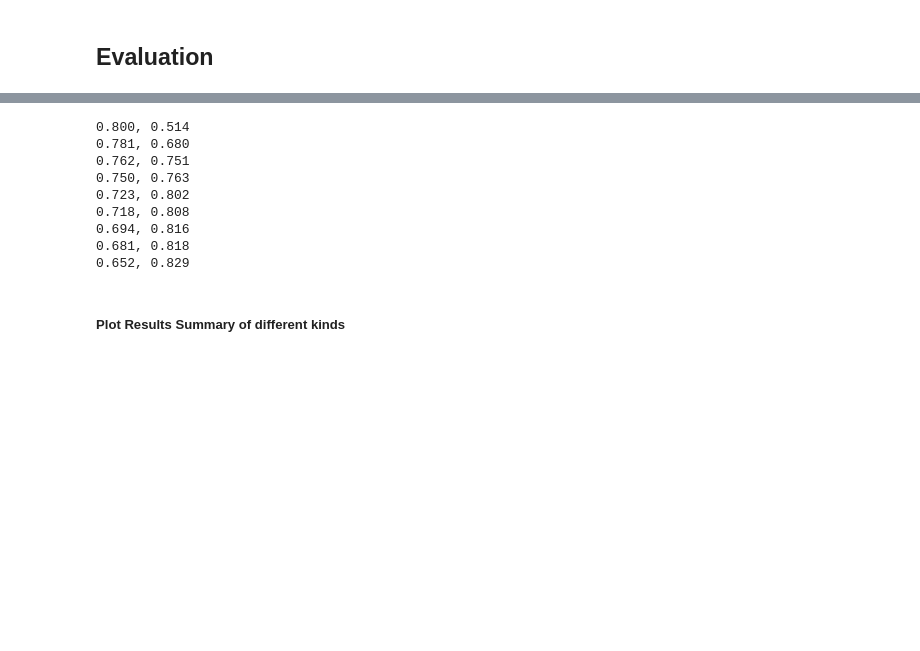
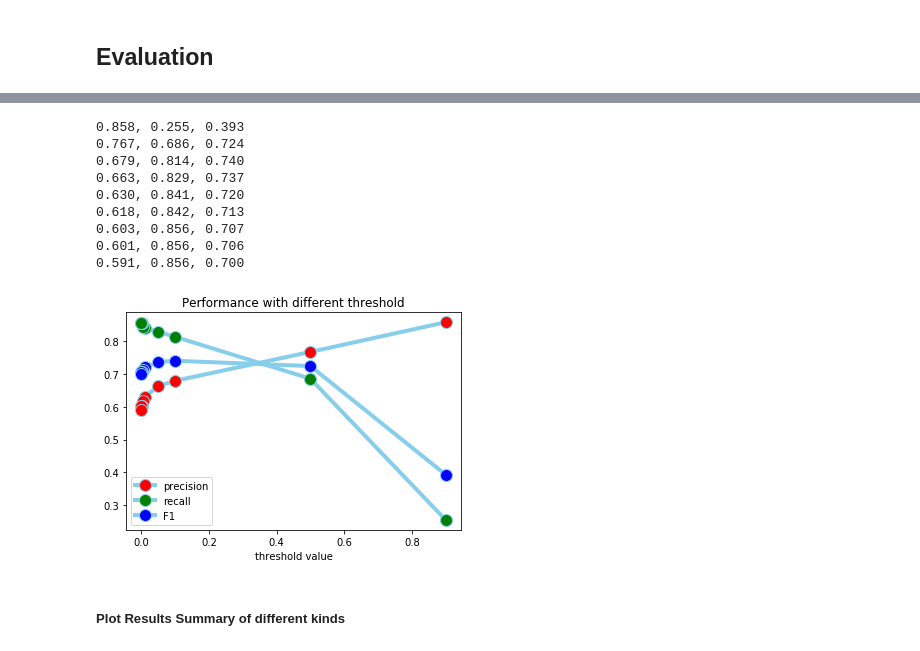
Before and after one commit to uw-cmg/Multitype-Defect-Detection, a Jupyter notebook: ThreeTypes/Test3Types.ipynb, the cells around one changed output, grey strips where cells are left out. Cells and saved outputs as stored; diff of their text form; code cells hidden in the pictures; blank space fills up the shorter version.

```diff
--- a/ThreeTypes/Test3Types.ipynb
+++ b/ThreeTypes/Test3Types.ipynb
@@ -179,38 +172,33 @@ for valItem in threshodVal:
-# %%
-for i in range(0,len(recall_List)):
-    print("%.3f, %.3f" % (precision_List[i],recall_List[i]))
-
-# Plotting Results
-#import matplotlib.pyplot as plt
-#fig, ax1 = plt.plots(figsize=(12, 8))
-    # min_sz = size_range[0]
-    # max_sz = size_range[1]
-    # num_bins = num_bins
-    # step = (max_sz-min_sz)/(num_bins-1)
-    # true_splits = [min_sz-step] + list(np.linspace(min_sz, max_sz, num=num_bins))
-    # columns = np.array(true_splits) + step / 2
-    # width = 0.7*step
-    # ax1.bar(columns, values[1], width, color='b', label='total number')
-    # ax1.bar(columns, values[0], width, color='r', label='correct prediction')
-    # ax1.set_xlabel('size of loops')
-    # ax1.set_ylabel('number of loops')
-    # plt.legend(bbox_to_anchor=(1.04, 1), loc="upper left")
-    # plt.xticks(np.linspace(min_sz, max_sz, num=num_bins), rotation=30)
-
-    # p_values = cal_pr_values(values)
-    # ax2 = ax1.twinx()
-    # ax2.plot(columns, p_values, 'go--')
-    # ax2.set_ylabel(label, color='g')
-# %% [output]
-0.800, 0.514
-0.781, 0.680
-0.762, 0.751
-0.750, 0.763
-0.723, 0.802
-0.718, 0.808
-0.694, 0.816
-0.681, 0.818
-0.652, 0.829
+# %%
+F1_List = list()
+for i in range(0,len(recall_List)):
+    F1 = (2 * precision_List[i]* recall_List[i])/(precision_List[i]+recall_List[i])
+    print("%.3f, %.3f, %.3f" % (precision_List[i],recall_List[i],F1))
+    F1_List.append(F1)
+
+
+# Plotting Results
+import matplotlib.pyplot as plt
+fignow = plt.figure()
+plt.plot( threshodVal, precision_List, marker='o', markerfacecolor='red', markersize=12, color='skyblue', linewidth=4, label='precision')
+plt.plot( threshodVal, recall_List, marker='o', markerfacecolor='green', markersize=12, color='skyblue', linewidth=4,label='recall')
+plt.plot( threshodVal, F1_List, marker='o', markerfacecolor='blue', markersize=12, color='skyblue', linewidth=4,label='F1')
+plt.title("Performance with different threshold")
+plt.xlabel('threshold value')
+plt.legend()
+plt.show()
+fignow.savefig("F1-model20180831_dataset2.png",format = "png")
+# %% [output]
+0.858, 0.255, 0.393
+0.767, 0.686, 0.724
+0.679, 0.814, 0.740
+0.663, 0.829, 0.737
+0.630, 0.841, 0.720
+0.618, 0.842, 0.713
+0.603, 0.856, 0.707
+0.601, 0.856, 0.706
+0.591, 0.856, 0.700
+[figure, added]
 # %% [markdown]
 ##### Plot Results Summary of different kinds
 # %%
```
Also changed, not shown: parts of 10 cells of this notebook, 1 other file.
